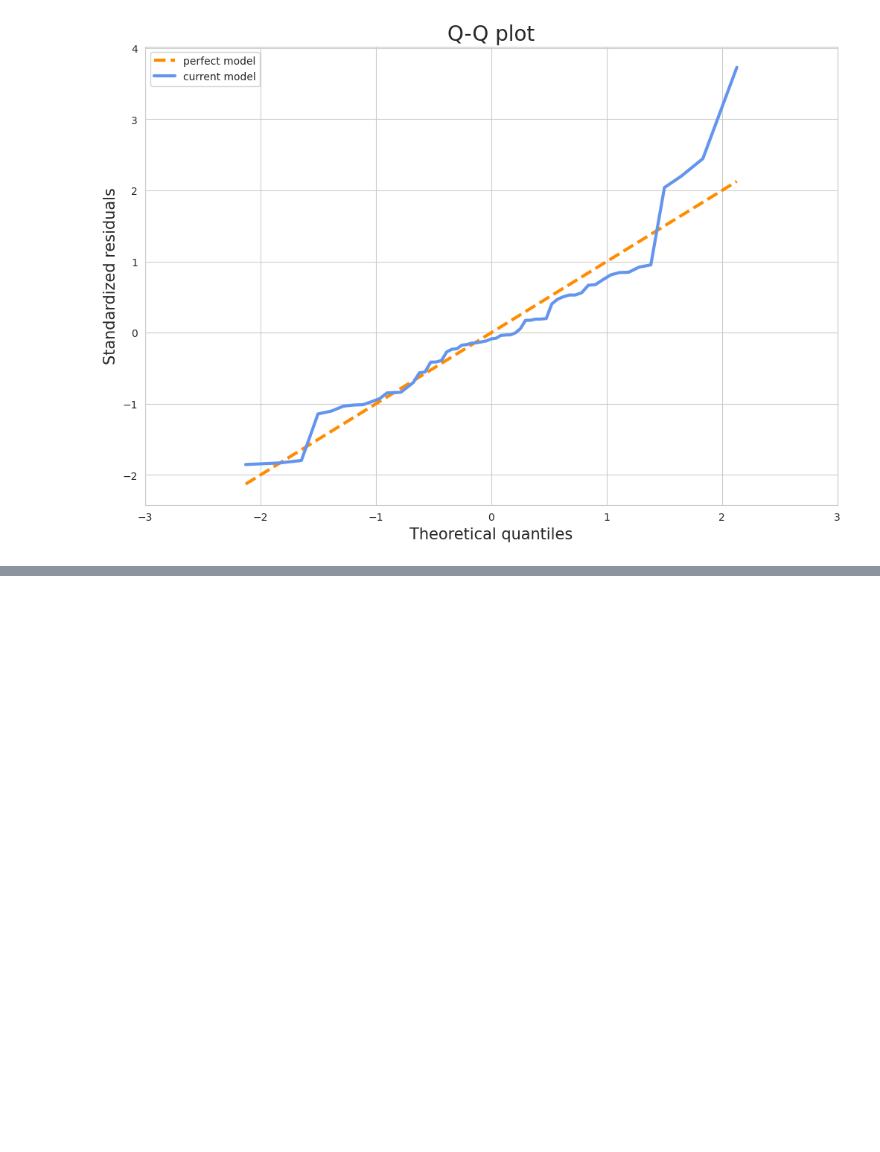
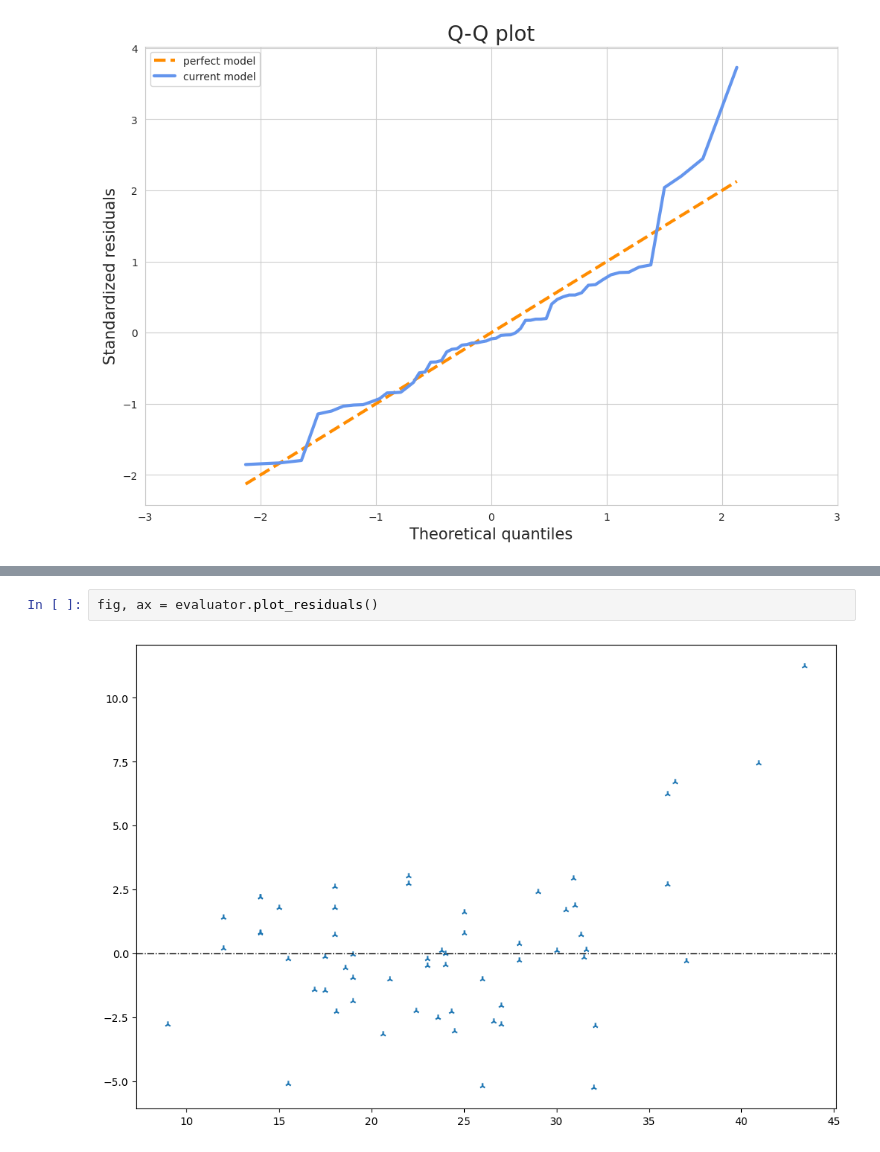
Before and after one commit to PythonPredictions/cobra, a Jupyter notebook: tutorials/tutorial_Cobra_linear_regression.ipynb, the cells around one changed output, grey strips where cells are left out. Saved outputs shown, nothing was run; the diff lists cells and outputs as text; blank space fills up the shorter version.

```diff
--- a/tutorials/tutorial_Cobra_linear_regression.ipynb
+++ b/tutorials/tutorial_Cobra_linear_regression.ipynb
@@ -515,0 +515,4 @@ fig
+# %%
+fig, ax = evaluator.plot_residuals()
+# %% [output]
+[figure, added]
```
Also changed, not shown: parts of 8 cells of this notebook.
